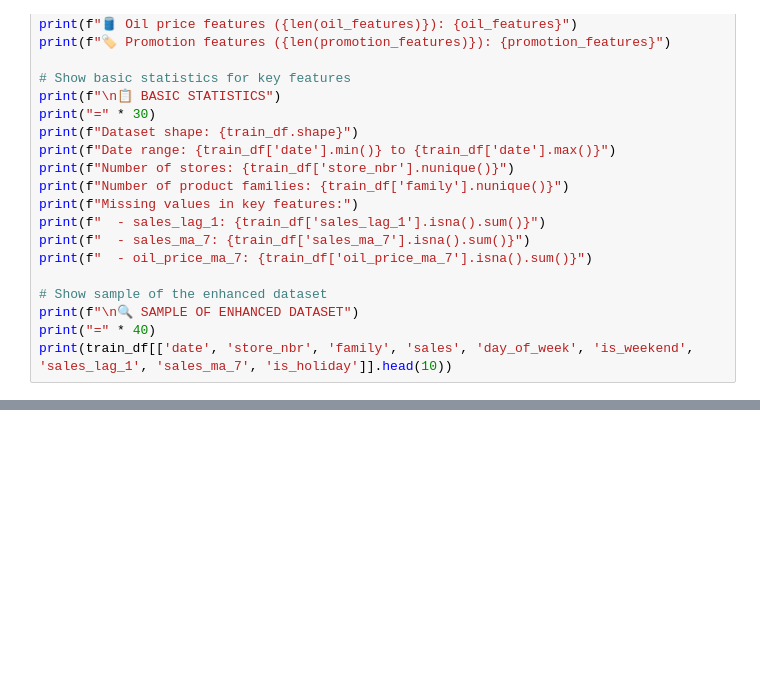
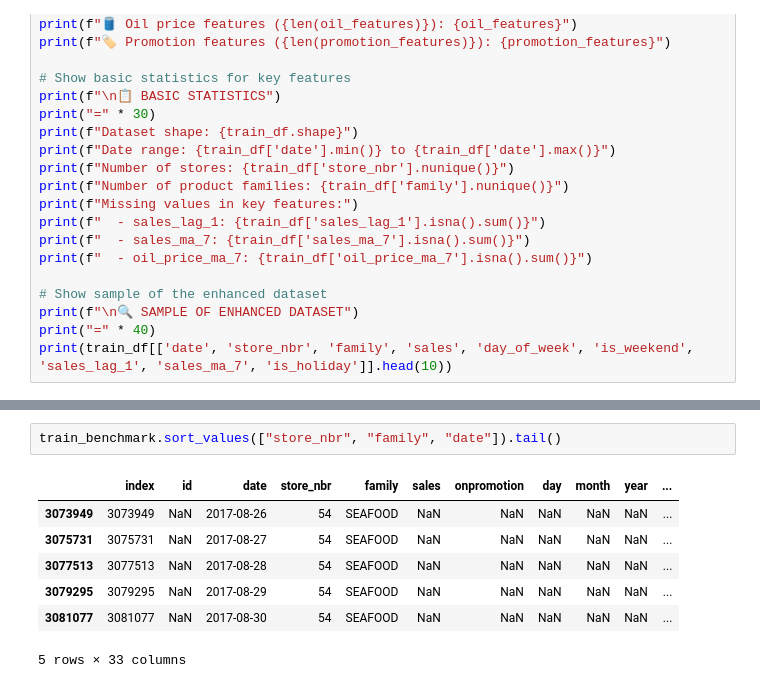
Before and after one commit to Zahra1354/Store-Sales-Forecasting, a Jupyter notebook: Data_exploration.ipynb, the cells around one changed output, grey strips where cells are left out. Drawn from its saved outputs; the diff is of its cells as text; blank space fills up the shorter version.

```diff
--- a/Data_exploration.ipynb
+++ b/Data_exploration.ipynb
@@ -235,0 +275,10 @@ print(train_df[['date', 'store_nbr', 'family', 'sales', 'day_of_week', 'is_weeke
+# %%
+train_benchmark.sort_values(["store_nbr", "family", "date"]).tail()
+# %% [output]
+|  | index | id | date | store_nbr | family | sales | onpromotion | day | month | year | ... |
+| 3073949 | 3073949 | NaN | 2017-08-26 | 54 | SEAFOOD | NaN | NaN | NaN | NaN | NaN | ... |
+| 3075731 | 3075731 | NaN | 2017-08-27 | 54 | SEAFOOD | NaN | NaN | NaN | NaN | NaN | ... |
+| 3077513 | 3077513 | NaN | 2017-08-28 | 54 | SEAFOOD | NaN | NaN | NaN | NaN | NaN | ... |
+| 3079295 | 3079295 | NaN | 2017-08-29 | 54 | SEAFOOD | NaN | NaN | NaN | NaN | NaN | ... |
+| 3081077 | 3081077 | NaN | 2017-08-30 | 54 | SEAFOOD | NaN | NaN | NaN | NaN | NaN | ... |
+5 rows × 33 columns
```
Also changed, not shown: parts of 2 cells of this notebook.
